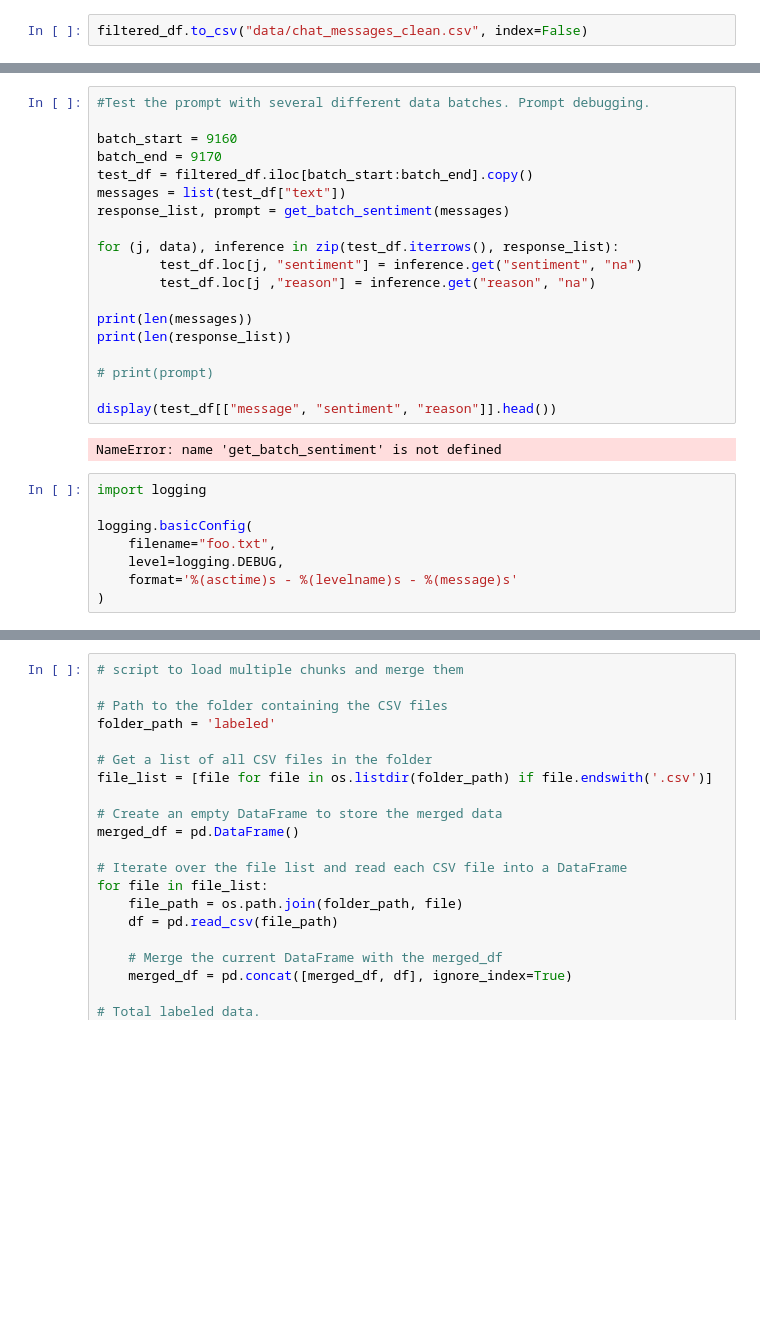
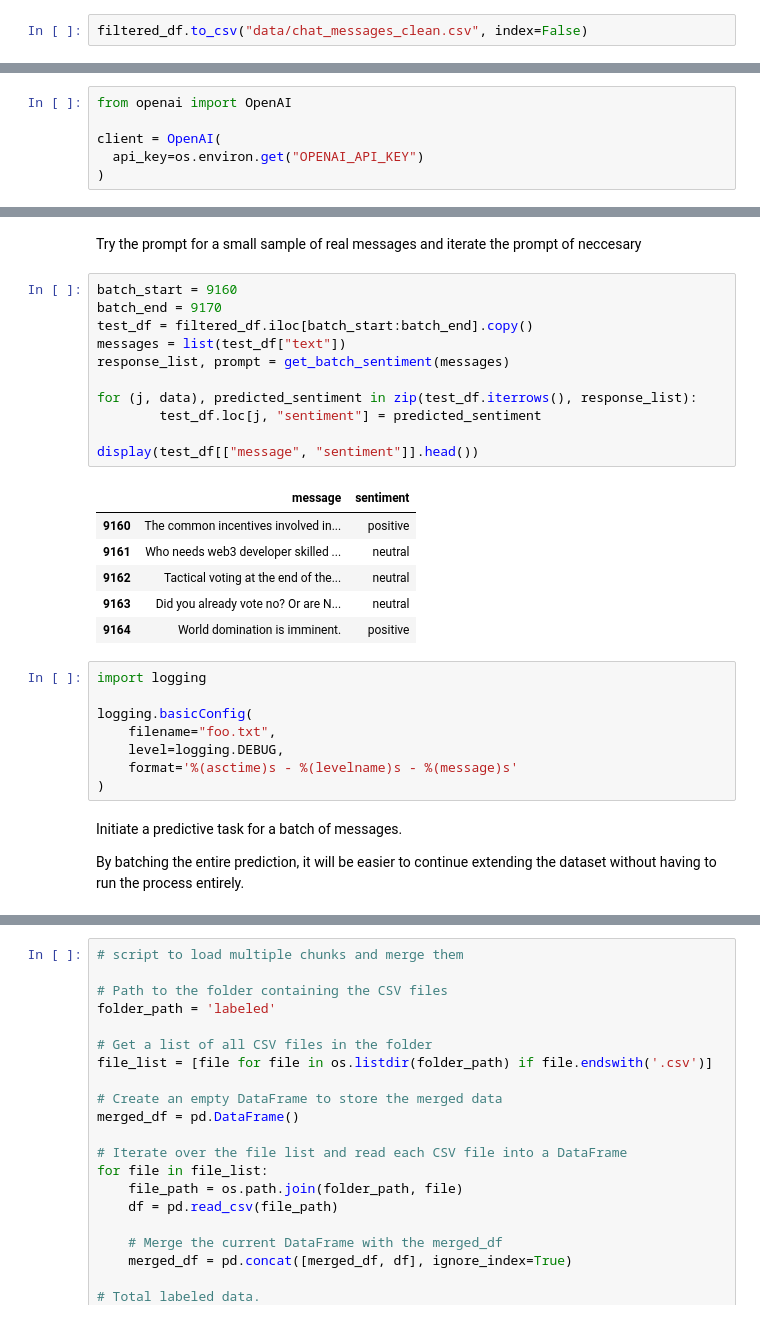
Before and after one commit to cancamilo/telegram-nlp, a Jupyter notebook: notebooks/telegram_data_fetching.ipynb, the cells around one changed output, grey strips where cells are left out. Cells and saved outputs as stored; diff of their text form; blank space fills up the shorter version.

Commit message:
improve fine tuning and data fetching

```diff
--- a/notebooks/telegram_data_fetching.ipynb
+++ b/notebooks/telegram_data_fetching.ipynb
@@ -192,0 +193,6 @@ In order to train an ML model I need labeled data. Large language models such as
+# %%
+from openai import OpenAI
+
+client = OpenAI(
+  api_key=os.environ.get("OPENAI_API_KEY")
+)
@@ -318,24 +278,23 @@ def get_batch_sentiment(messages):
+# %% [markdown]
+Try the prompt for a small sample of real messages and iterate the prompt of neccesary
 # %%
-#Test the prompt with several different data batches. Prompt debugging.
-
 batch_start = 9160
 batch_end = 9170
 test_df = filtered_df.iloc[batch_start:batch_end].copy()
 messages = list(test_df["text"])
 response_list, prompt = get_batch_sentiment(messages)
 
-for (j, data), inference in zip(test_df.iterrows(), response_list):
-        test_df.loc[j, "sentiment"] = inference.get("sentiment", "na")
-        test_df.loc[j ,"reason"] = inference.get("reason", "na")
+for (j, data), predicted_sentiment in zip(test_df.iterrows(), response_list):
+        test_df.loc[j, "sentiment"] = predicted_sentiment
 
-print(len(messages))
-print(len(response_list))
-
-# print(prompt)
-
-display(test_df[["message", "sentiment", "reason"]].head())
+display(test_df[["message", "sentiment"]].head())
 # %% [output]
-NameError: name 'get_batch_sentiment' is not defined
+|  | message | sentiment |
+| 9160 | The common incentives involved in... | positive |
+| 9161 | Who needs web3 developer skilled ... | neutral |
+| 9162 | Tactical voting at the end of the... | neutral |
+| 9163 | Did you already vote no? Or are N... | neutral |
+| 9164 | World domination is imminent. | positive |
 # %%
 import logging
 
@@ -344,4 +303,8 @@ logging.basicConfig(
     level=logging.DEBUG,
     format='%(asctime)s - %(levelname)s - %(message)s'
 )
+# %% [markdown]
+Initiate a predictive task for a batch of messages.
+
+By batching the entire prediction, it will be easier to continue extending the dataset without having to run the process entirely.
 # %%
```
Also changed, not shown: parts of 18 cells of this notebook.
